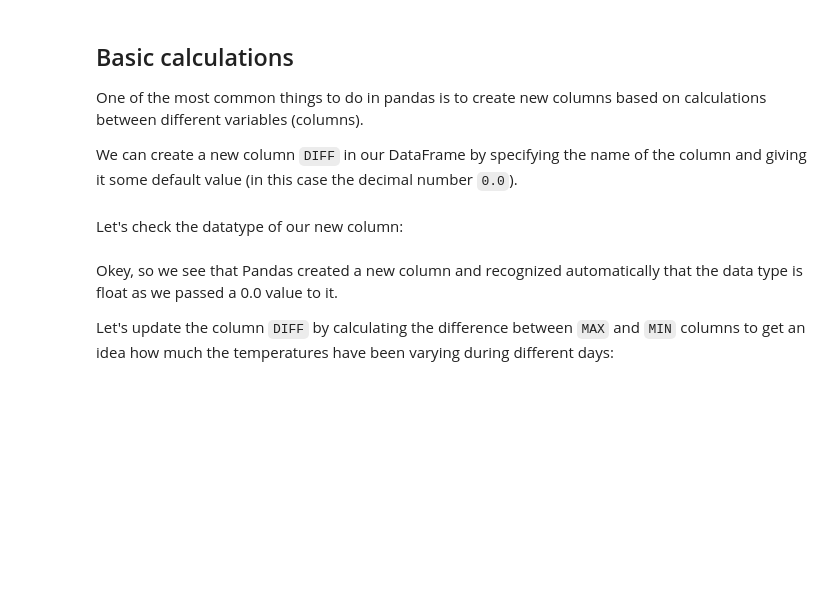
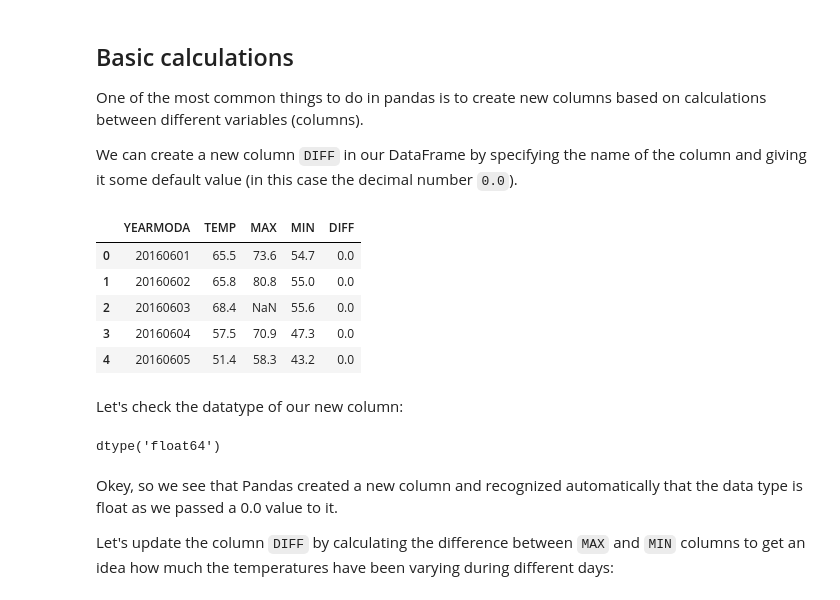
Before and after one commit to tomtom776/notebooks, a Jupyter notebook: L5/processing-data-with-pandas.ipynb, the cells around one changed output. Drawn from its saved outputs; the diff is of its cells as text; code cells hidden in the pictures; blank space fills up the shorter version.

```diff
--- a/L5/processing-data-with-pandas.ipynb
+++ b/L5/processing-data-with-pandas.ipynb
@@ -52,11 +62,25 @@ One of the most common things to do in pandas is to create new columns based on
 We can create a new column `DIFF` in our DataFrame by specifying the name of the column and giving it some default value (in this case the decimal number `0.0`).
 # %%
 # Define a new column "DIFF"
-
+data['DIFF'] = 0.0
 
 # Check how the dataframe looks like:
+data.head()
+# %% [output]
+|  | YEARMODA | TEMP | MAX | MIN | DIFF |
+| 0 | 20160601 | 65.5 | 73.6 | 54.7 | 0.0 |
+| 1 | 20160602 | 65.8 | 80.8 | 55.0 | 0.0 |
+| 2 | 20160603 | 68.4 | NaN | 55.6 | 0.0 |
+| 3 | 20160604 | 57.5 | 70.9 | 47.3 | 0.0 |
+| 4 | 20160605 | 51.4 | 58.3 | 43.2 | 0.0 |
 # %% [markdown]
 Let's check the datatype of our new column:
+# %%
+#type(data['DIFF']) - data series
+
+data['DIFF'].dtypes #tells you type of data in column
+# %% [output]
+dtype('float64')
 # %% [markdown]
 Okey, so we see that Pandas created a new column and recognized automatically that the data type is float as we passed a 0.0 value to it.
 
```
Also changed, not shown: parts of 19 cells of this notebook.
